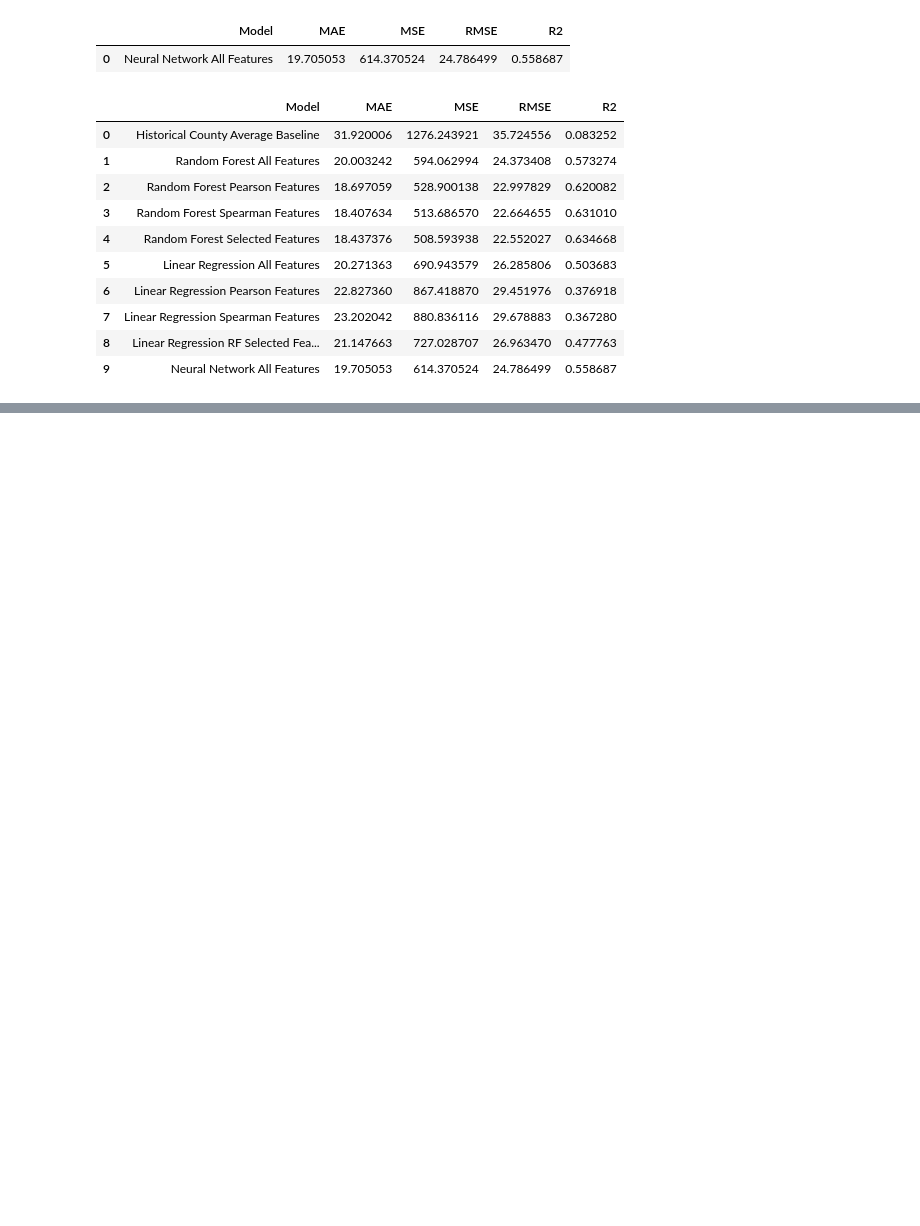
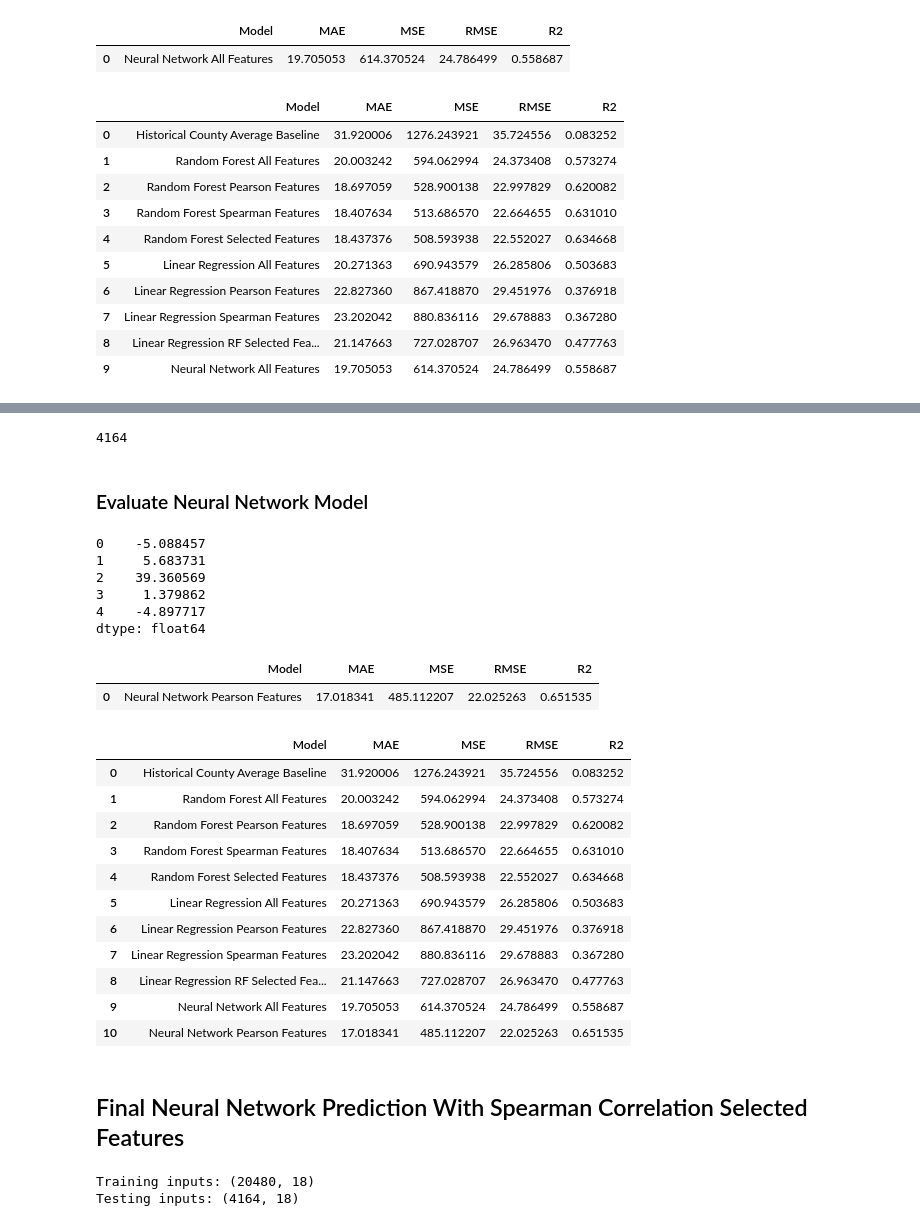
Before and after one commit to JTRIII/corn-yield-thesis, a Jupyter notebook: notebooks/06_model_evaluation_and_final_results.ipynb, the cells around one changed output, grey strips where cells are left out. Cells and saved outputs as stored; diff of their text form; code cells hidden in the pictures; blank space fills up the shorter version.

```diff
--- a/notebooks/06_model_evaluation_and_final_results.ipynb
+++ b/notebooks/06_model_evaluation_and_final_results.ipynb
@@ -2973,0 +3005,7 @@ final_model_comparison
+# %%
+final_nn_pearson_preview = pd.DataFrame({
+    "Actual yield": y_test,
+    "Predicted yield": final_nn_pearson_predictions
+}, index=X_final_test_pearson.index)
+
+final_nn_pearson_preview.head()
@@ -2973,0 +3019,72 @@ final_model_comparison
+# %%
+len(final_nn_pearson_predictions)
+# %% [output]
+4164
+# %% [markdown]
+### Evaluate Neural Network Model
+# %%
+final_nn_pearson_errors = (final_nn_pearson_preview["Actual yield"] - final_nn_pearson_preview["Predicted yield"])
+final_nn_pearson_errors.head()
+# %% [output]
+0    -5.088457
+1     5.683731
+2    39.360569
+3     1.379862
+4    -4.897717
+dtype: float64
+# %%
+final_nn_pearson_mae = final_nn_pearson_errors.abs().mean()
+final_nn_pearson_mse = (final_nn_pearson_errors ** 2).mean()
+final_nn_pearson_rmse = np.sqrt(final_nn_pearson_mse)
+final_nn_pearson_squared_error = (final_nn_pearson_errors ** 2).sum()
+final_nn_pearson_r2 = 1 - (final_nn_pearson_squared_error / test_squared_variation)
+# %%
+final_nn_pearson_results = pd.DataFrame({
+    "Model": ["Neural Network Pearson Features"],
+    "MAE": [final_nn_pearson_mae],
+    "MSE": [final_nn_pearson_mse],
+    "RMSE": [final_nn_pearson_rmse],
+    "R2": [final_nn_pearson_r2]
+})
+
+final_nn_pearson_results
+# %% [output]
+|  | Model | MAE | MSE | RMSE | R2 |
+| 0 | Neural Network Pearson Features | 17.018341 | 485.112207 | 22.025263 | 0.651535 |
+# %%
+final_model_comparison = pd.concat([
+    final_baseline_results,
+    final_rf_all_results,
+    final_rf_pearson_results,
+    final_rf_spearman_results,
+    final_rf_selected_results,
+    final_lr_all_results,
+    final_lr_pearson_results,
+    final_lr_spearman_results,
+    final_lr_selected_results,
+    final_nn_all_results,
+    final_nn_pearson_results
+], ignore_index=True)
+
+final_model_comparison
+# %% [output]
+|  | Model | MAE | MSE | RMSE | R2 |
+| 0 | Historical County Average Baseline | 31.920006 | 1276.243921 | 35.724556 | 0.083252 |
+| 1 | Random Forest All Features | 20.003242 | 594.062994 | 24.373408 | 0.573274 |
+| 2 | Random Forest Pearson Features | 18.697059 | 528.900138 | 22.997829 | 0.620082 |
+| 3 | Random Forest Spearman Features | 18.407634 | 513.686570 | 22.664655 | 0.631010 |
+| 4 | Random Forest Selected Features | 18.437376 | 508.593938 | 22.552027 | 0.634668 |
+| 5 | Linear Regression All Features | 20.271363 | 690.943579 | 26.285806 | 0.503683 |
+| 6 | Linear Regression Pearson Features | 22.827360 | 867.418870 | 29.451976 | 0.376918 |
+| 7 | Linear Regression Spearman Features | 23.202042 | 880.836116 | 29.678883 | 0.367280 |
+| 8 | Linear Regression RF Selected Fea... | 21.147663 | 727.028707 | 26.963470 | 0.477763 |
+| 9 | Neural Network All Features | 19.705053 | 614.370524 | 24.786499 | 0.558687 |
+| 10 | Neural Network Pearson Features | 17.018341 | 485.112207 | 22.025263 | 0.651535 |
+# %% [markdown]
+## Final Neural Network Prediction With Spearman Correlation Selected Features
+# %%
+print("Training inputs:", X_final_train_spearman_scaled.shape)
+print("Testing inputs:", X_final_test_spearman_scaled.shape)
+# %% [output]
+Training inputs: (20480, 18)
+Testing inputs: (4164, 18)
```
Also changed, not shown: parts of 31 cells of this notebook.
